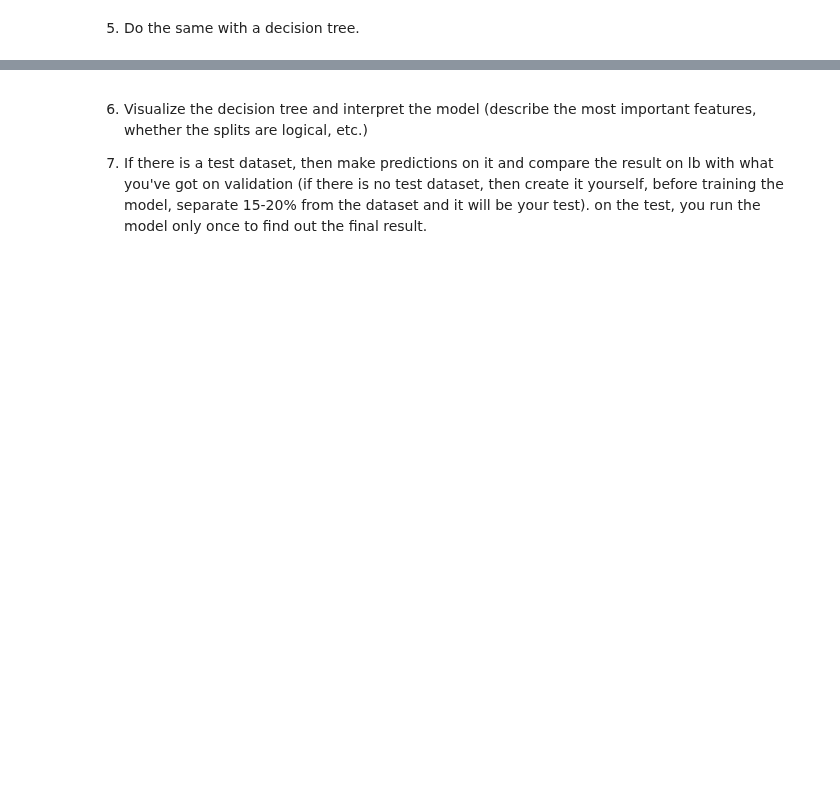
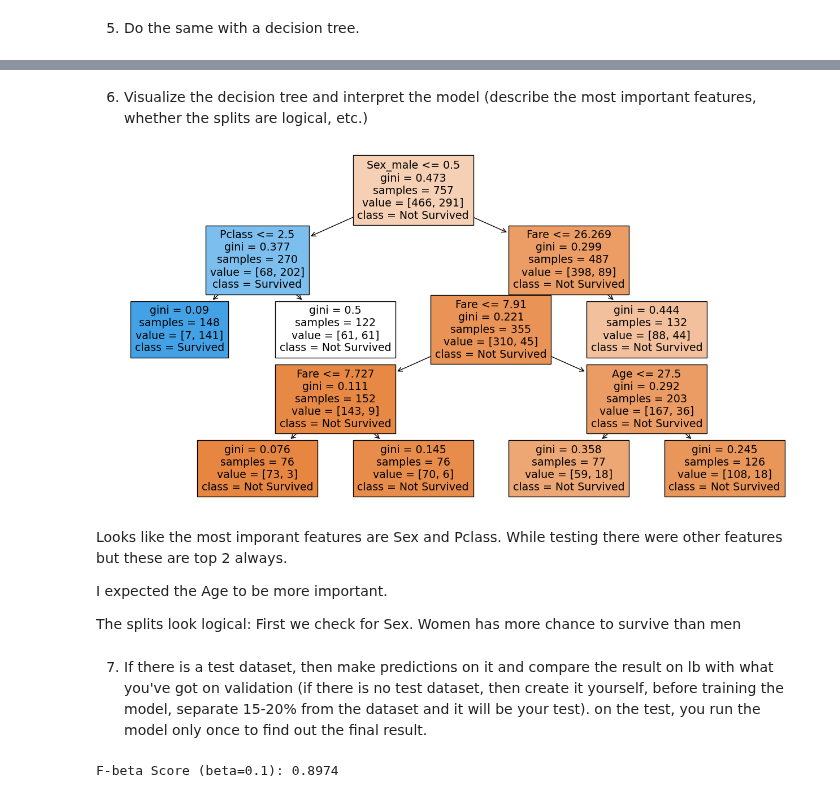
Before and after one commit to reesha-rsh/MLb4, a Jupyter notebook: Homework/Homework_7_Decision_Trees.ipynb, the cells around one changed output, grey strips where cells are left out. Drawn from its saved outputs; the diff is of its cells as text; code cells hidden in the pictures; blank space fills up the shorter version.

```diff
--- a/Homework/Homework_7_Decision_Trees.ipynb
+++ b/Homework/Homework_7_Decision_Trees.ipynb
@@ -100,12 +85,14 @@ Sex_female       0
 Sex_male         0
 dtype: int64
 # %%
-age_median = train_cleaned['Age'].median()
+age_median = data_cleaned['Age'].median()
 age_median
 # %% [output]
 28.0
 # %%
-train_cleaned['Age'] = train_cleaned['Age'].fillna(age_median)
+data_cleaned['Age'] = data_cleaned['Age'].fillna(age_median)
+# %%
+X_train, X_test, y_train, y_test = train_test_split(data_cleaned.drop('Survived', axis=1), data_cleaned['Survived'], test_size=0.15, random_state=42, stratify=data['Survived'])
 # %% [markdown]
 3. Describe your validation approach and metrics for this dataset.
 
@@ -114,8 +101,8 @@ train_cleaned['Age'] = train_cleaned['Age'].fillna(age_median)
 # %% [markdown]
 4. Train and tune logistic regression (optimise the metric).
 # %%
-titanic_features = train_cleaned[['Pclass',	'Age',	'SibSp',	'Parch',	'Fare',	'Sex_female',	'Sex_male']]
-titanic_label = train_cleaned['Survived']
+titanic_features = X_train[['Pclass',	'Age',	'SibSp',	'Parch',	'Fare',	'Sex_female',	'Sex_male']]
+titanic_label = y_train
 # %%
 from sklearn.model_selection import StratifiedKFold, GridSearchCV
 from sklearn.linear_model import LogisticRegression
@@ -444,6 +245,23 @@ weighted avg       0.79      0.79      0.79       891
+# %% [markdown]
+
+
+6. Visualize the decision tree and interpret the model (describe the most important features, whether the splits are logical, etc.)
+# %%
+from sklearn.tree import plot_tree
+import matplotlib.pyplot as plt
+# Visualize the decision tree splits
+plt.figure(figsize=(16, 8))
+plot_tree(best_model, filled=True, feature_names=titanic_features.columns, class_names=['Not Survived', 'Survived'])
+plt.show()
+# %% [output]
+[figure, added]
+# %% [markdown]
+Looks like the most imporant features are Sex and Pclass. While testing there were other features but these are top 2 always.
+
+I expected the Age to be more important.
+
+The splits look logical: First we check for Sex. Women has more chance to survive than men
 # %% [markdown]
 
 
-6. Visualize the decision tree and interpret the model (describe the most important features, whether the splits are logical, etc.)
-
 7. If there is a test dataset, then make predictions on it and compare the result on lb with what you've got on validation (if there is no test dataset, then create it yourself, before training the model, separate 15-20% from the dataset and it will be your test). on the test, you run the model only once to find out the final result.
@@ -449,0 +270,6 @@ weighted avg       0.79      0.79      0.79       891
+# %%
+y_pred = best_model.predict(X_test)
+fbeta = fbeta_score(y_test, y_pred, beta=beta)
+print("F-beta Score (beta={}): {:.4f}".format(beta, fbeta))
+# %% [output]
+F-beta Score (beta=0.1): 0.8974
```
Also changed, not shown: parts of 11 cells of this notebook.
